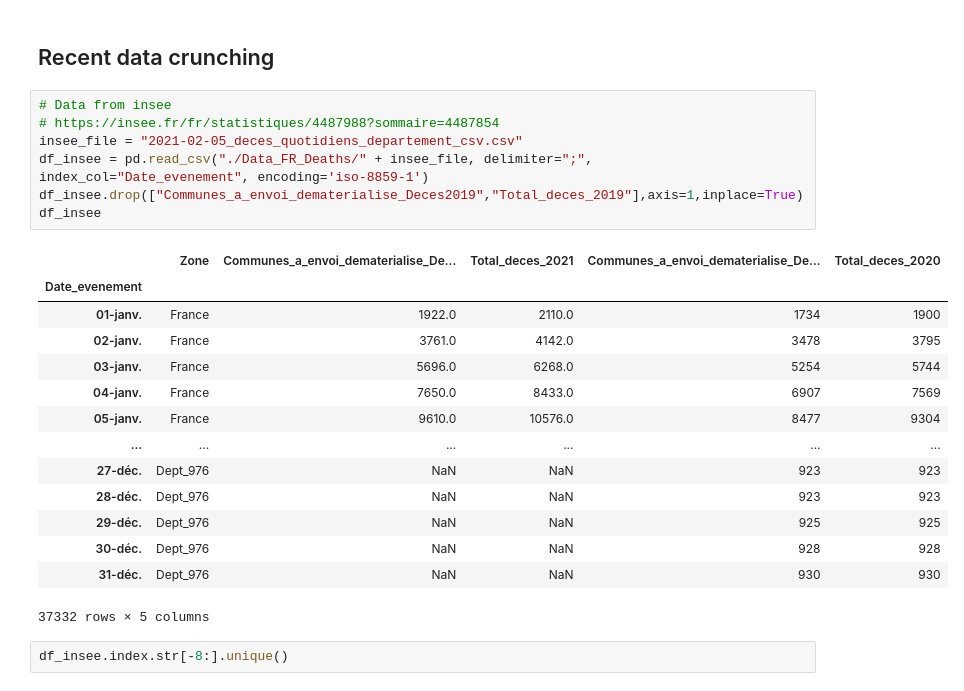
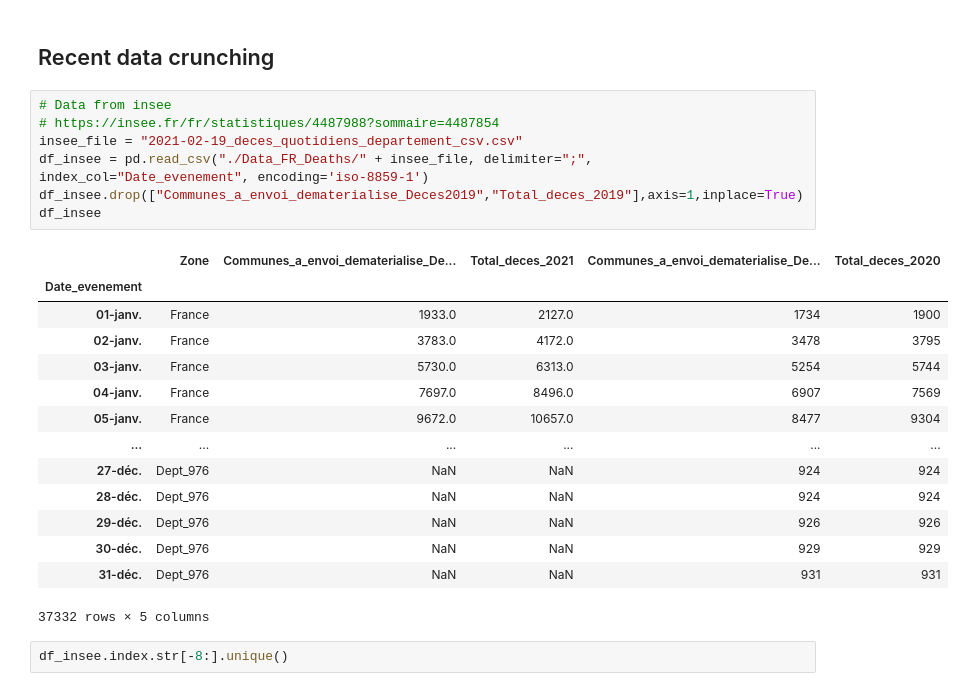
Before and after one commit to makiwara-fr/covid19-analyse, a Jupyter notebook: fr_deaths-2021.ipynb, the cells around one changed output. Cells and saved outputs as stored; diff of their text form.

```diff
--- a/fr_deaths-2021.ipynb
+++ b/fr_deaths-2021.ipynb
@@ -18,24 +18,24 @@ t0 = datetime.now()
 # %%
 # Data from insee
 # https://insee.fr/fr/statistiques/4487988?sommaire=4487854
-insee_file = "2021-02-05_deces_quotidiens_departement_csv.csv"
+insee_file = "2021-02-19_deces_quotidiens_departement_csv.csv"
 df_insee = pd.read_csv("./Data_FR_Deaths/" + insee_file, delimiter=";", index_col="Date_evenement", encoding='iso-8859-1')
 df_insee.drop(["Communes_a_envoi_dematerialise_Deces2019","Total_deces_2019"],axis=1,inplace=True)
 df_insee
 # %% [output]
 |  | Zone | Communes_a_envoi_dematerialise_De... | Total_deces_2021 | Communes_a_envoi_dematerialise_De... | Total_deces_2020 |
 | Date_evenement |  |  |  |  |  |
-| 01-janv. | France | 1922.0 | 2110.0 | 1734 | 1900 |
-| 02-janv. | France | 3761.0 | 4142.0 | 3478 | 3795 |
-| 03-janv. | France | 5696.0 | 6268.0 | 5254 | 5744 |
-| 04-janv. | France | 7650.0 | 8433.0 | 6907 | 7569 |
-| 05-janv. | France | 9610.0 | 10576.0 | 8477 | 9304 |
+| 01-janv. | France | 1933.0 | 2127.0 | 1734 | 1900 |
+| 02-janv. | France | 3783.0 | 4172.0 | 3478 | 3795 |
+| 03-janv. | France | 5730.0 | 6313.0 | 5254 | 5744 |
+| 04-janv. | France | 7697.0 | 8496.0 | 6907 | 7569 |
+| 05-janv. | France | 9672.0 | 10657.0 | 8477 | 9304 |
 | ... | ... | ... | ... | ... | ... |
-| 27-déc. | Dept_976 | NaN | NaN | 923 | 923 |
-| 28-déc. | Dept_976 | NaN | NaN | 923 | 923 |
-| 29-déc. | Dept_976 | NaN | NaN | 925 | 925 |
-| 30-déc. | Dept_976 | NaN | NaN | 928 | 928 |
-| 31-déc. | Dept_976 | NaN | NaN | 930 | 930 |
+| 27-déc. | Dept_976 | NaN | NaN | 924 | 924 |
+| 28-déc. | Dept_976 | NaN | NaN | 924 | 924 |
+| 29-déc. | Dept_976 | NaN | NaN | 926 | 926 |
+| 30-déc. | Dept_976 | NaN | NaN | 929 | 929 |
+| 31-déc. | Dept_976 | NaN | NaN | 931 | 931 |
 37332 rows × 5 columns
 # %%
 df_insee.index.str[-8:].unique()
```
Also changed, not shown: parts of 18 cells of this notebook.
